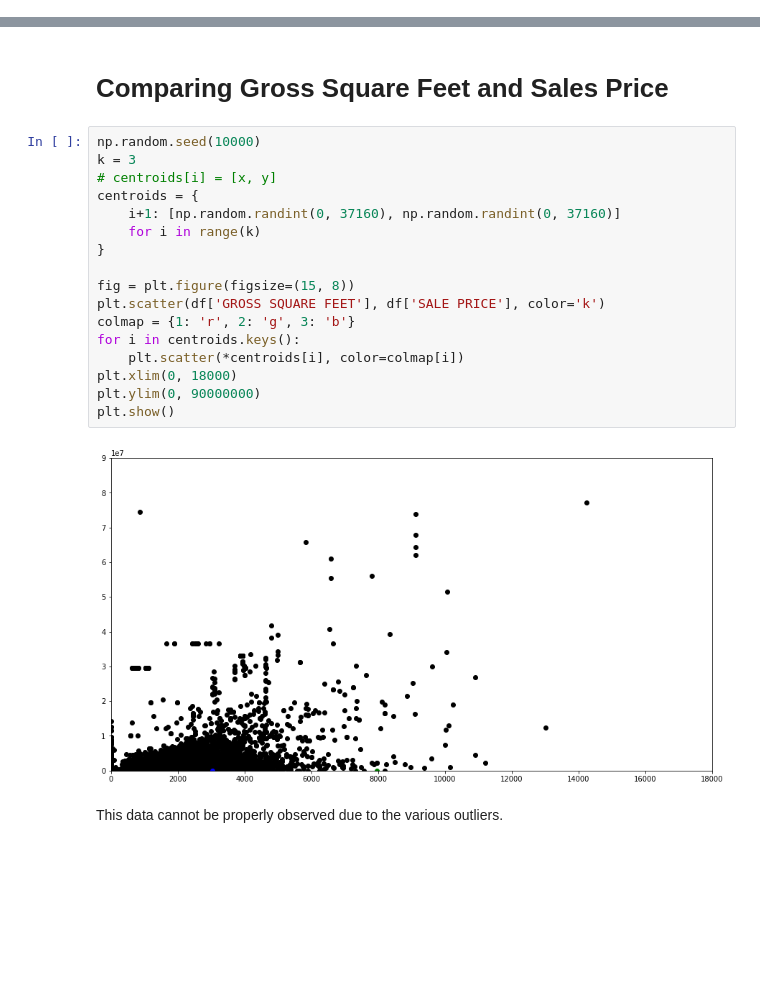
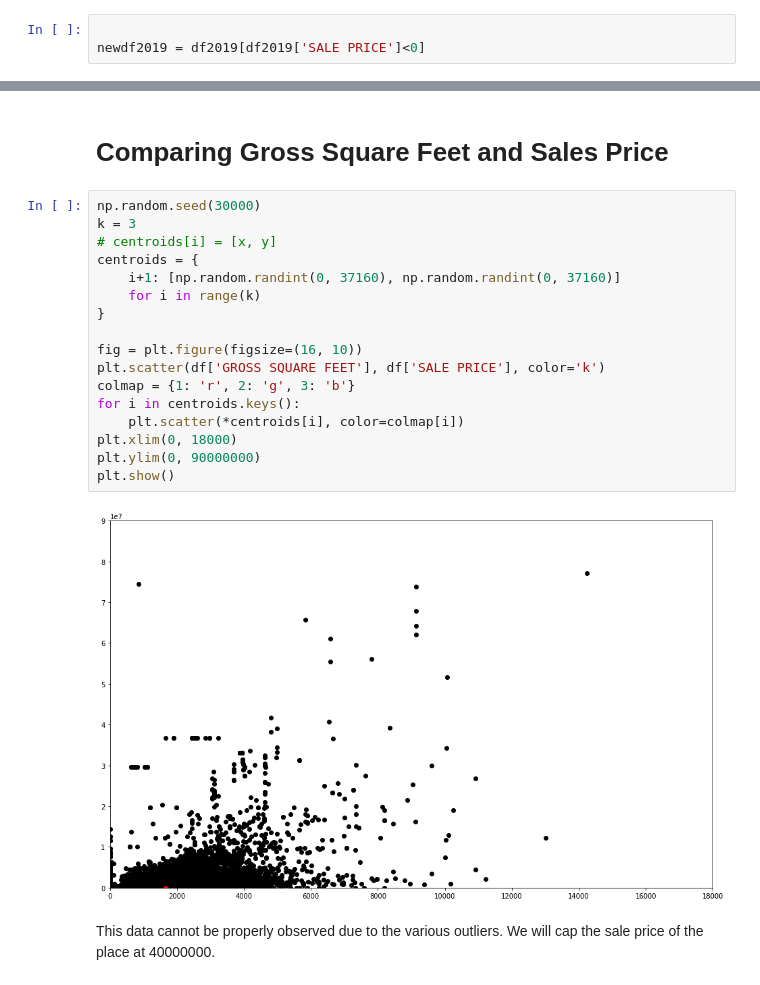
Before and after one commit to Reiamulette/MIS637-Final, a Jupyter notebook: Analysis.ipynb, the cells around one changed output, grey strips where cells are left out. Saved outputs shown, nothing was run; the diff lists cells and outputs as text; blank space fills up the shorter version.

```diff
--- a/Analysis.ipynb
+++ b/Analysis.ipynb
@@ -114,3 +120,6 @@ newdf2019
+# %%
+
+newdf2019 = df2019[df2019['SALE PRICE']<0]
 # %%
 df = newdf2019.copy()
 df
@@ -131,23 +140,23 @@ df
 # %% [markdown]
 # Comparing Gross Square Feet and Sales Price
 # %%
-np.random.seed(10000)
+np.random.seed(30000)
 k = 3
 # centroids[i] = [x, y]
 centroids = {
     i+1: [np.random.randint(0, 37160), np.random.randint(0, 37160)]
     for i in range(k)
 }
 
-fig = plt.figure(figsize=(15, 8))
+fig = plt.figure(figsize=(16, 10))
 plt.scatter(df['GROSS SQUARE FEET'], df['SALE PRICE'], color='k')
 colmap = {1: 'r', 2: 'g', 3: 'b'}
 for i in centroids.keys():
     plt.scatter(*centroids[i], color=colmap[i])
 plt.xlim(0, 18000)
 plt.ylim(0, 90000000)
 plt.show()
 # %% [output]
-[figure, old version]
+[figure, new version]
 # %% [markdown]
-This data cannot be properly observed due to the various outliers.
+This data cannot be properly observed due to the various outliers. We will cap the sale price of the place at 40000000.
```
Also changed, not shown: parts of 4 cells of this notebook.
